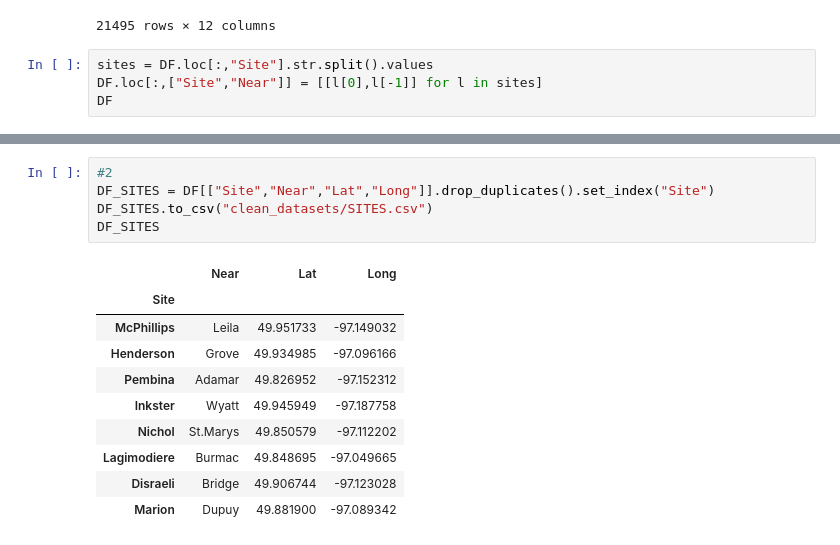
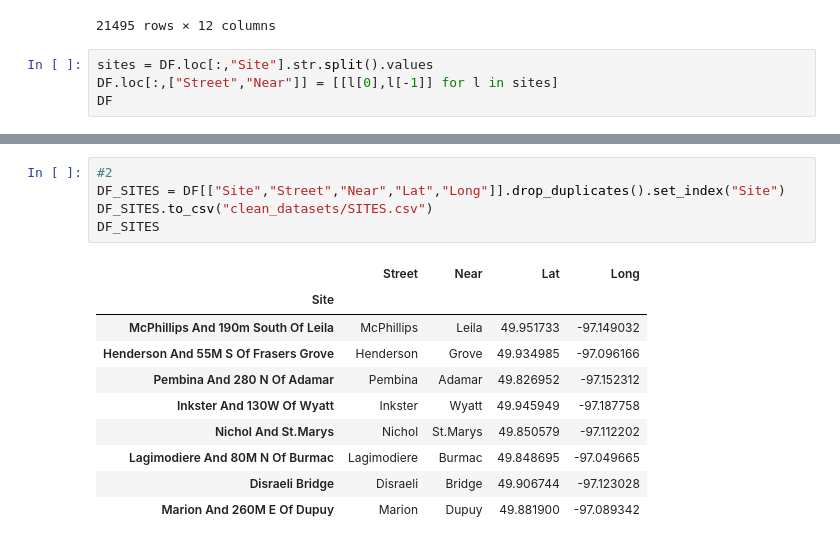
Before and after one commit to tranndt/ml-comp4710-WPGTransitOTP, a Jupyter notebook: res/jason/02_traffic_counts.ipynb, the cells around one changed output, grey strips where cells are left out. Drawn from its saved outputs; the diff is of its cells as text.

```diff
--- a/res/jason/02_traffic_counts.ipynb
+++ b/res/jason/02_traffic_counts.ipynb
@@ -66,7 +66,7 @@ datetime64[ns]
 21495 rows × 12 columns
 # %%
 sites = DF.loc[:,"Site"].str.split().values
-DF.loc[:,["Site","Near"]] = [[l[0],l[-1]] for l in sites]
+DF.loc[:,["Street","Near"]] = [[l[0],l[-1]] for l in sites]
 DF
 # %% [output]
 A value is trying to be set on a copy of a slice from a DataFrame.
@@ -108,16 +108,16 @@ DF
 # %%
 #2
-DF_SITES = DF[["Site","Near","Lat","Long"]].drop_duplicates().set_index("Site")
+DF_SITES = DF[["Site","Street","Near","Lat","Long"]].drop_duplicates().set_index("Site")
 DF_SITES.to_csv("clean_datasets/SITES.csv")
 DF_SITES
 # %% [output]
-|  | Near | Lat | Long |
-| Site |  |  |  |
-| McPhillips | Leila | 49.951733 | -97.149032 |
-| Henderson | Grove | 49.934985 | -97.096166 |
-| Pembina | Adamar | 49.826952 | -97.152312 |
-| Inkster | Wyatt | 49.945949 | -97.187758 |
-| Nichol | St.Marys | 49.850579 | -97.112202 |
-| Lagimodiere | Burmac | 49.848695 | -97.049665 |
-| Disraeli | Bridge | 49.906744 | -97.123028 |
-| Marion | Dupuy | 49.881900 | -97.089342 |
+|  | Street | Near | Lat | Long |
+| Site |  |  |  |  |
+| McPhillips And 190m South Of Leila | McPhillips | Leila | 49.951733 | -97.149032 |
+| Henderson And 55M S Of Frasers Grove | Henderson | Grove | 49.934985 | -97.096166 |
+| Pembina And 280 N Of Adamar | Pembina | Adamar | 49.826952 | -97.152312 |
+| Inkster And 130W Of Wyatt | Inkster | Wyatt | 49.945949 | -97.187758 |
+| Nichol And St.Marys | Nichol | St.Marys | 49.850579 | -97.112202 |
+| Lagimodiere And 80M N Of Burmac | Lagimodiere | Burmac | 49.848695 | -97.049665 |
+| Disraeli Bridge | Disraeli | Bridge | 49.906744 | -97.123028 |
+| Marion And 260M E Of Dupuy | Marion | Dupuy | 49.881900 | -97.089342 |
```
Also changed, not shown: parts of 2 cells of this notebook, 14 other files.
